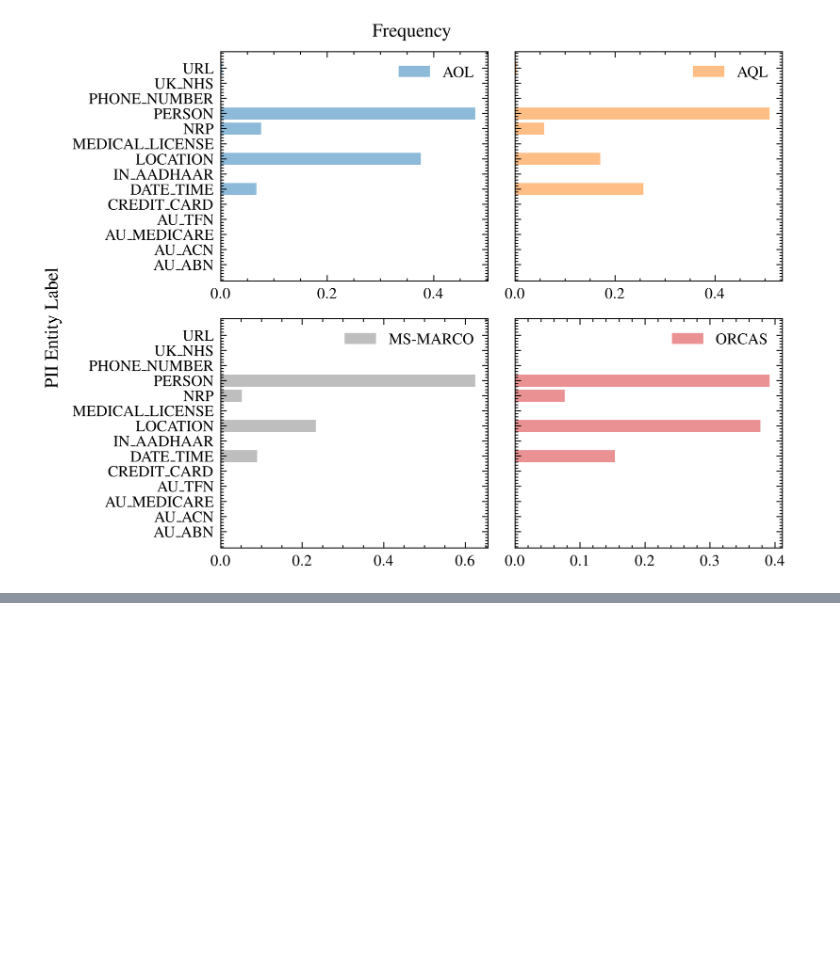
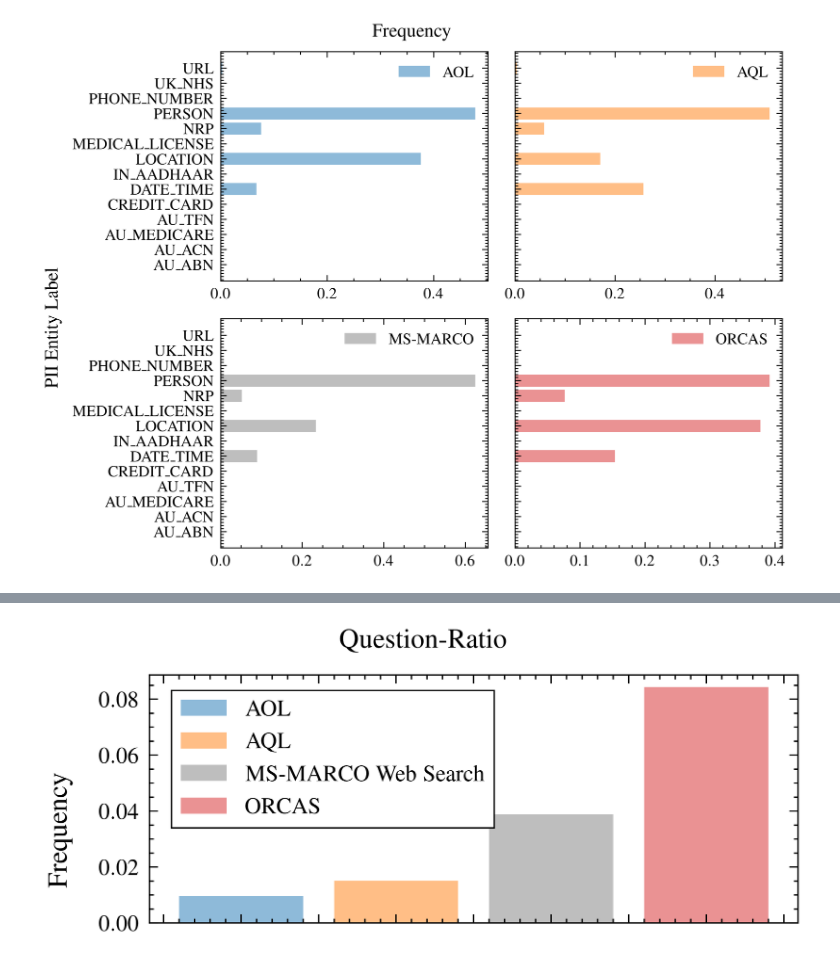
Before and after one commit to bnsch98/verifying-query-logs-from-unknown-sources, a Jupyter notebook: src/thesis_schneg/vis_inference_based.ipynb, the cells around one changed output, grey strips where cells are left out. Drawn from its saved outputs; the diff is of its cells as text; code cells hidden in the pictures; blank space fills up the shorter version.

```diff
--- a/src/thesis_schneg/vis_inference_based.ipynb
+++ b/src/thesis_schneg/vis_inference_based.ipynb
@@ -351,0 +366,81 @@ print(result_data)
+# %%
+import matplotlib.pyplot as plt
+import matplotlib
+import scienceplots
+from pathlib import Path
+
+# save_vis = False
+save_vis = True
+# plot_format = 'pgf'
+plot_format = 'pdf'
+
+
+# set size of plot
+textwidth = 5.5129
+aspect_ratio = 6/8
+scale = 1.0
+width = textwidth * scale *0.7
+height = width * aspect_ratio * 0.6
+
+# use science style for plots from scienceplots library
+plt.style.use(["science", "ieee"]) #"grid", "ieee",
+
+
+color = ['tab:blue', 'tab:orange', 'tab:gray', 'tab:red']
+datasets = ['aol', 'aql', 'ms-marco web search', 'orcas']
+# Extract all labels from the result data and find the intersection of all labels in all datasets
+
+
+fig,ax = plt.subplots(ncols=1, nrows=1, figsize=(width, height))
+
+# iterate over axes and plot data. Only include the names of the bars for the plots in the first column
+for i in range(len(result_data)):
+
+    # plot data
+    data = result_data[list(result_data.keys())[i]]
+    data['count()'] = data['count()'] / data['count()'].sum()
+    data = data.query('`is-question` == True')
+    # hrizontal bar plot
+    ax.bar(i, data['count()'], color=color[i], alpha=0.5)
+    # Add legend with dataset name
+    # ax.legend([datasets[i].upper()], loc='upper left', fontsize=8)
+
+# Add a single legend for all datasets
+dataset_names = [name.upper() for name in result_data.keys()]
+dataset_names = [name.replace('MS-MARCO', 'MS-MARCO Web Search') for name in dataset_names]
+
+legend = fig.legend(
+    dataset_names,
+    loc='upper left',
+    bbox_to_anchor=(0.17, 0.92),
+    fontsize=8,
+    frameon=True,  # Enable the frame
+    edgecolor='black',  # Set the frame color
+    framealpha=1,  # Set the transparency of the frame (1 = opaque)
+    fancybox=False,  # Disable rounded corners (optional)
+)
+ax.set_xticklabels([])  # Remove x-axis labels
+
+legend.get_frame().set_linewidth(0.5)  # Set the frame width
+
+
+fig.supxlabel('Question-Ratio', y=0.99)
+fig.supylabel('Frequency', x=0.03)
+plt.tight_layout()
+# either save visualization or show it
+plt.show()
+
+if save_vis:
+    vis_dir = Path(
+            f"/home/benjamin/studium/masterarbeit/thesis-schneg/plots/{analysis_name}")
+    # make directory if it does not exist
+    if not vis_dir.exists():
+        vis_dir.mkdir(parents=True)
+    # delete old plot
+    for file in vis_dir.iterdir():
+        if file.is_file() and file.name.endswith(f'.{plot_format}'):
+            file.unlink()
+
+    fig.savefig(vis_dir.joinpath(f"all.{plot_format}"), format=plot_format)
+# %% [output]
+[figure, added]
```
Also changed, not shown: parts of 2 cells of this notebook, 13 other files.
